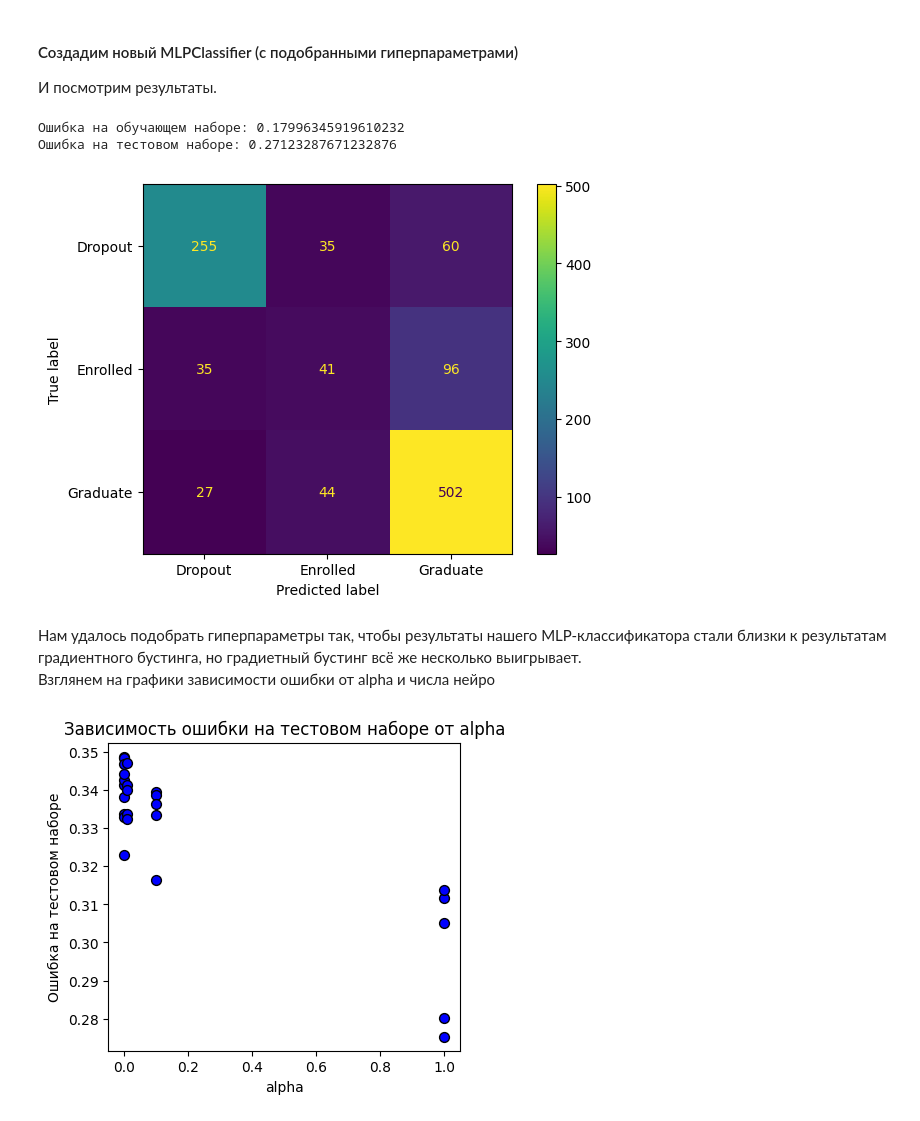
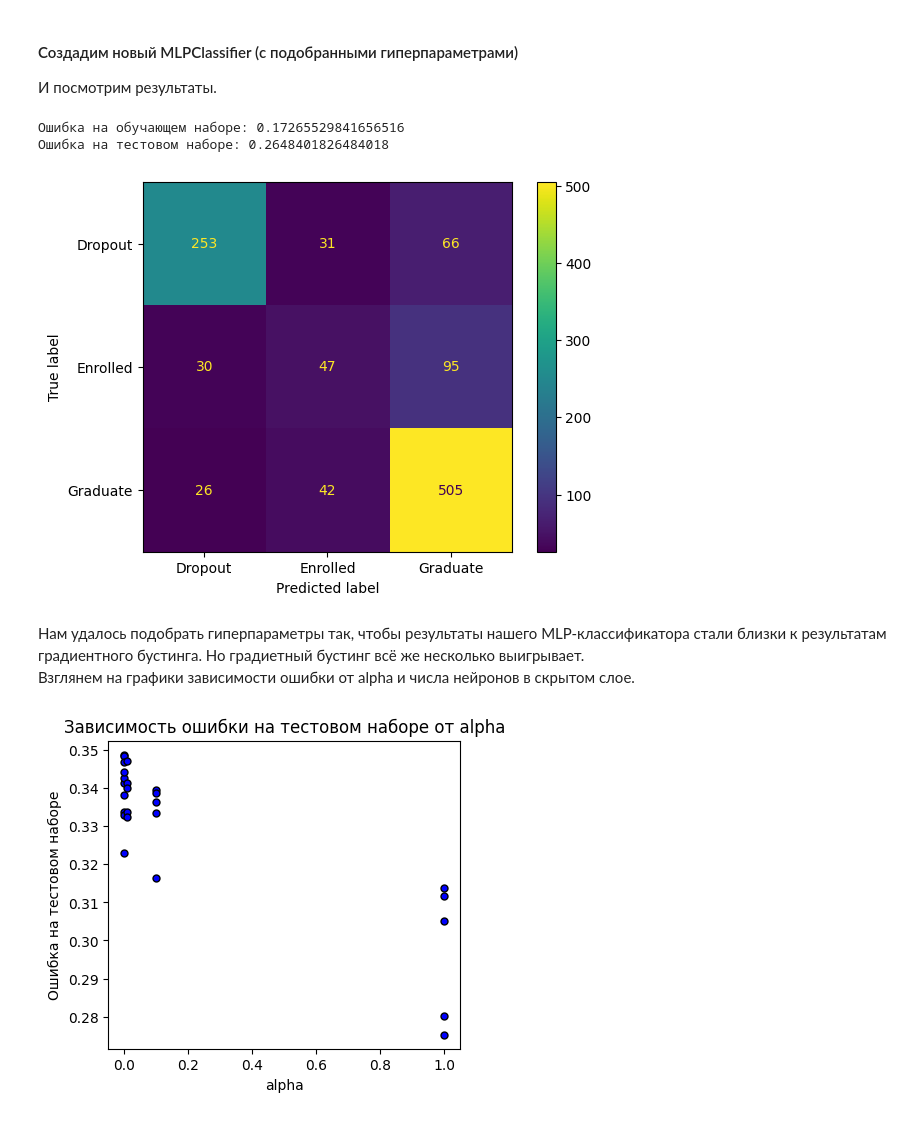
Before and after one commit to alexChurkin/MyML2023, a Jupyter notebook: Homework_6_2912.ipynb, the cells around one changed output. Saved outputs shown, nothing was run; the diff lists cells and outputs as text; code cells hidden in the pictures.

```diff
--- a/Homework_6_2912.ipynb
+++ b/Homework_6_2912.ipynb
@@ -545,7 +545,7 @@ plt.show()
 # %%
 from sklearn.neural_network import MLPClassifier
 
-mlp = MLPClassifier(hidden_layer_sizes=(50, 50), max_iter=1000, random_state=42)
+mlp = MLPClassifier(hidden_layer_sizes=(50), max_iter=1000, random_state=42)
 mlp.fit(X_train, y_train)
 
 y_train_predict = mlp.predict(X_train)
@@ -570,7 +570,7 @@ plt.show()
 # %%
 param_grid = {
     'alpha': [0.0001, 0.001, 0.01, 0.1, 1],
-    'hidden_layer_sizes': [(50,), (100,), (50, 50), (100, 50), (100, 100)]
+    'hidden_layer_sizes': [(50), (60), (70), (80), (90), (100), (150)]
 }
 
 mlp = MLPClassifier(max_iter=1000, random_state=42)
@@ -611,21 +609,22 @@ disp = ConfusionMatrixDisplay(confusion_matrix=cm, display_labels=best_mlp.class
 disp.plot()
 plt.show()
 # %% [output]
-Ошибка на обучающем наборе: 0.17996345919610232
-Ошибка на тестовом наборе: 0.27123287671232876
+Ошибка на обучающем наборе: 0.17265529841656516
+Ошибка на тестовом наборе: 0.2648401826484018
-[figure, old version]
+[figure, new version]
 # %% [markdown]
-Нам удалось подобрать гиперпараметры так, чтобы результаты нашего MLP-классификатора стали близки к результатам градиентного бустинга, но градиетный бустинг всё же несколько выигрывает.
-Взглянем на графики зависимости ошибки от alpha и числа нейро
+Нам удалось подобрать гиперпараметры так, чтобы результаты нашего MLP-классификатора стали близки к результатам градиентного бустинга.
+Но градиетный бустинг всё же несколько выигрывает.
+Взглянем на графики зависимости ошибки от alpha и числа нейронов в скрытом слое.
 # %%
 errors = 1 - mean_test_scores
 
 plt.figure(figsize=(10, 4))
 plt.subplot(1, 2, 1)
-plt.scatter(alphas, errors, s=50, c='blue', marker='o', edgecolors='black')
+plt.scatter(alphas, errors, s=25, c='blue', marker='o', edgecolors='black')
 plt.xlabel('alpha')
 plt.ylabel('Ошибка на тестовом наборе')
 plt.title('Зависимость ошибки на тестовом наборе от alpha')
 plt.show()
 # %% [output]
-[figure, old version]
+[figure, new version]
```
Also changed, not shown: parts of 6 cells of this notebook.
